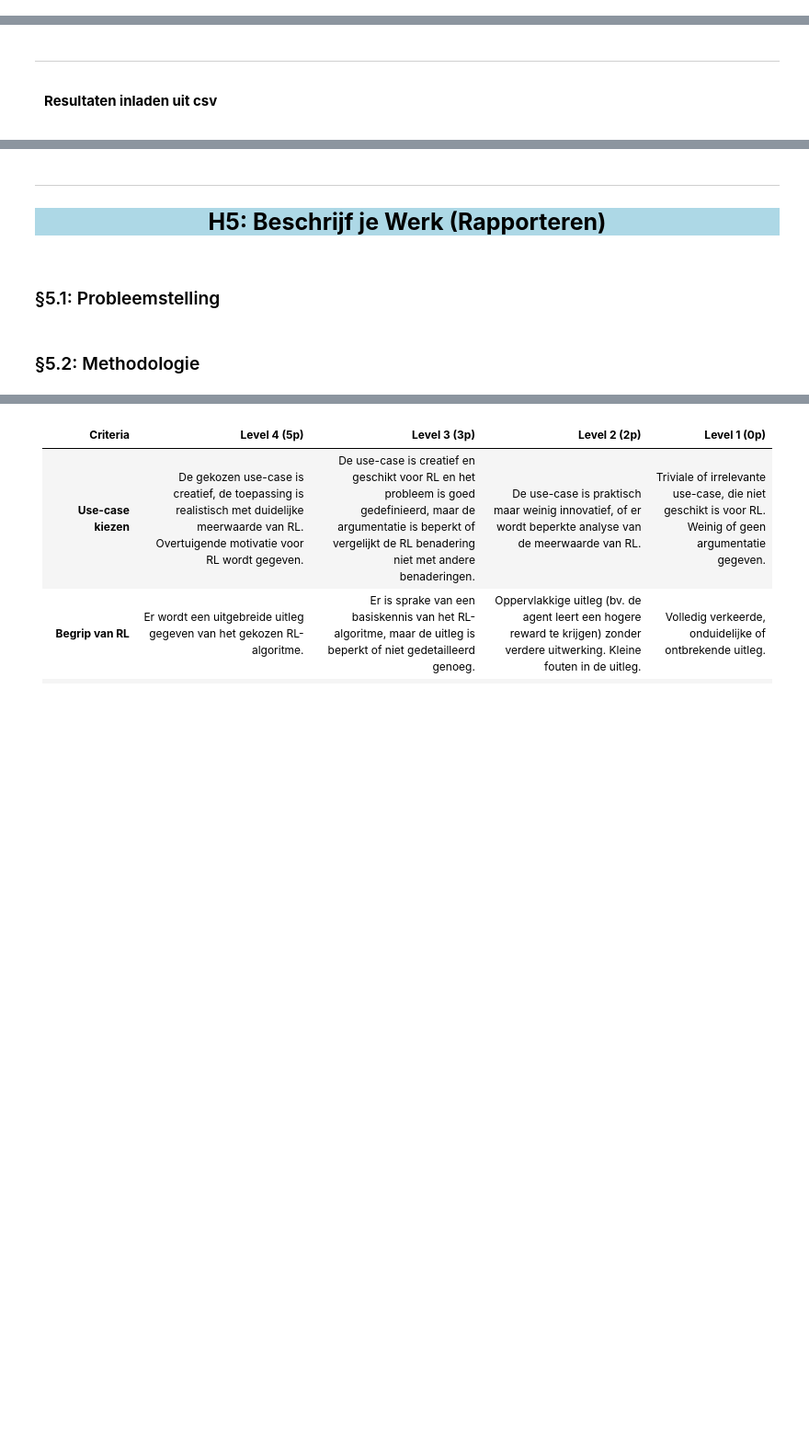
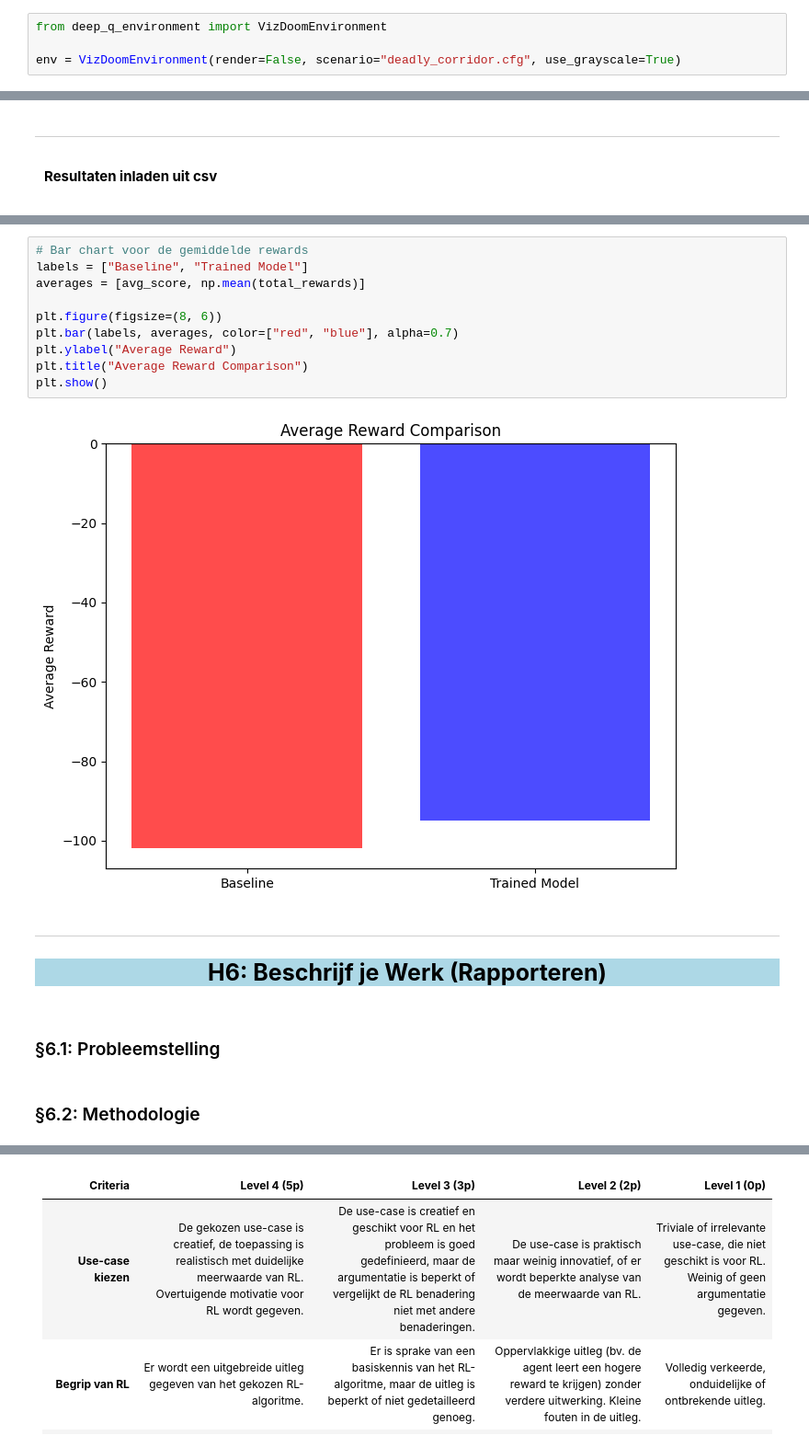
Before and after one commit to RogierHHS/Autonomous-Systems-2, a Jupyter notebook: portfolio_reinforcement_learning.ipynb, the cells around one changed output, grey strips where cells are left out. Shown at 92% size. Saved outputs shown, nothing was run; the diff lists cells and outputs as text; blank space fills up the shorter version.

```diff
--- a/portfolio_reinforcement_learning.ipynb
+++ b/portfolio_reinforcement_learning.ipynb
@@ -804,0 +837,4 @@ Een mogelijke vervolgstap zou zijn om dit idee te combineren met een **CNN** of
+# %%
+from deep_q_environment import VizDoomEnvironment
+
+env = VizDoomEnvironment(render=False, scenario="deadly_corridor.cfg", use_grayscale=True)
@@ -846,13 +1071,25 @@ evaluatie_df
+# %%
+# Bar chart voor de gemiddelde rewards
+labels = ["Baseline", "Trained Model"]
+averages = [avg_score, np.mean(total_rewards)]
+
+plt.figure(figsize=(8, 6))
+plt.bar(labels, averages, color=["red", "blue"], alpha=0.7)
+plt.ylabel("Average Reward")
+plt.title("Average Reward Comparison")
+plt.show()
+# %% [output]
+[figure, added]
 # %% [markdown]
 
 ---
 <div style="background-color:LightBlue; text-align:center; vertical-align:middle; padding:50px 0; margin-top:5px; margin-bottom:5px">
-    <h2 id="eda-title" style="color:black; font-family: Verdana, sans-serif; font-size: 25px;"><strong> H5: Beschrijf je Werk (Rapporteren) </strong></h2>
+    <h2 id="eda-title" style="color:black; font-family: Verdana, sans-serif; font-size: 25px;"><strong> H6: Beschrijf je Werk (Rapporteren) </strong></h2>
 </div>
 # %% [markdown]
-<a name='5.1'></a>
-<h3>&sect;5.1: Probleemstelling</h3>
+<a name='6.1'></a>
+<h3>&sect;6.1: Probleemstelling</h3>
 # %% [markdown]
-<a name='5.2'></a>
-<h3>&sect;5.2: Methodologie</h3>
+<a name='6.2'></a>
+<h3>&sect;6.2: Methodologie</h3>
 # %% [markdown]
```
Also changed, not shown: parts of 27 cells of this notebook, 5 other files.
